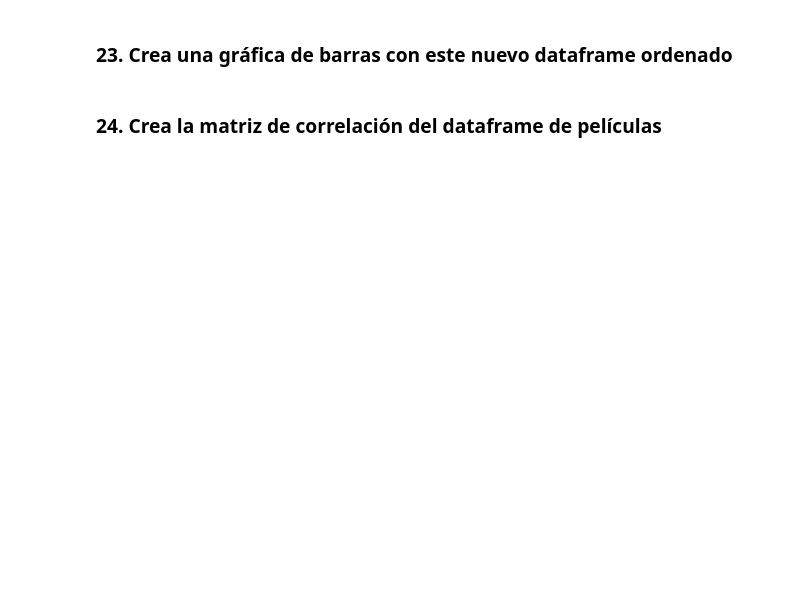
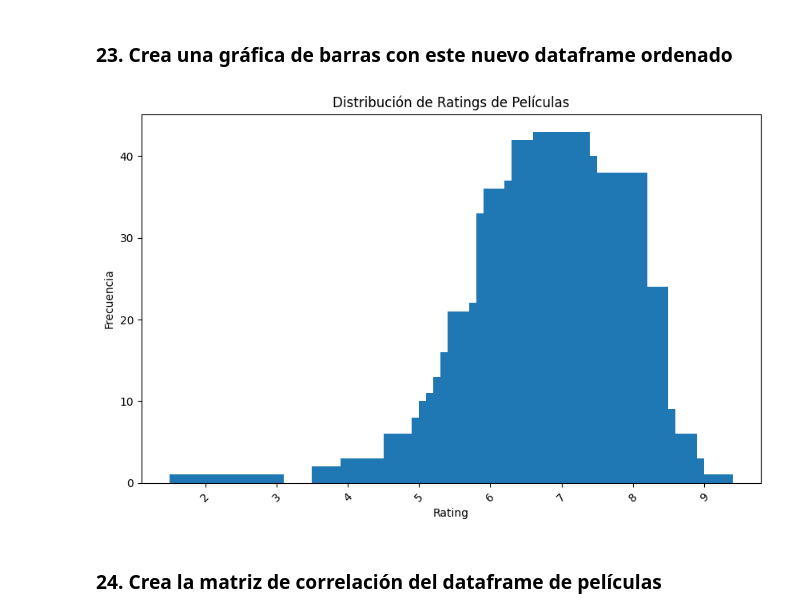
Before and after one commit to wilberth2501229-beep/limpieza_datos_y_eda, a Jupyter notebook: 2_eda_imdb.ipynb, the cells around one changed output. Saved outputs shown, nothing was run; the diff lists cells and outputs as text; code cells hidden in the pictures; blank space fills up the shorter version.

```diff
--- a/2_eda_imdb.ipynb
+++ b/2_eda_imdb.ipynb
@@ -158,12 +341,12 @@ print(filtrado[['Name', 'Certificate']].head())
 ### 21. Obten los valores únicos de la variable Rating y la frecuencia total de cada uno de estos valores. Posteriormente crea un nuevo dataframe con essos valores
 # %%
 # Obtener valores únicos y sus frecuencias
-rating_counts = df['Certificate'].value_counts()
+rating_counts = df['Rating'].value_counts()
 print(rating_counts)
 
 # Crear un nuevo dataframe
 df_ratings = pd.DataFrame({
-    'Certificate': rating_counts.index,
+    'Rating': rating_counts.index,
     'Frecuencia': rating_counts.values
 })
 print("\nDataframe de ratings:")
@@ -171,5 +372,5 @@ print(df_ratings)
 # %% [markdown]
 ### 22. Ordena el nuevo dataframe por la variable `rating`
 # %%
-df_ratings_sorted = df_ratings.sort_values('Certificate')
+df_ratings_sorted = df_ratings.sort_values('Rating')
 print(df_ratings_sorted)
@@ -177,12 +396,14 @@ print(df_ratings_sorted)
 ### 23. Crea una gráfica de barras con este nuevo dataframe ordenado
 # %%
 plt.figure(figsize=(10, 6))
-plt.bar(df_ratings_sorted['Certificate'], df_ratings_sorted['Frecuencia'])
-plt.xlabel('Certificate')
+plt.bar(df_ratings_sorted['Rating'], df_ratings_sorted['Frecuencia'])
+plt.xlabel('Rating')
 plt.ylabel('Frecuencia')
 plt.title('Distribución de Ratings de Películas')
 plt.xticks(rotation=45)
 plt.show()
+# %% [output]
+[figure, added]
 # %% [markdown]
 ### 24. Crea la matriz de correlación del dataframe de películas
 # %%
```
Also changed, not shown: parts of 22 cells of this notebook, 1 other file.
